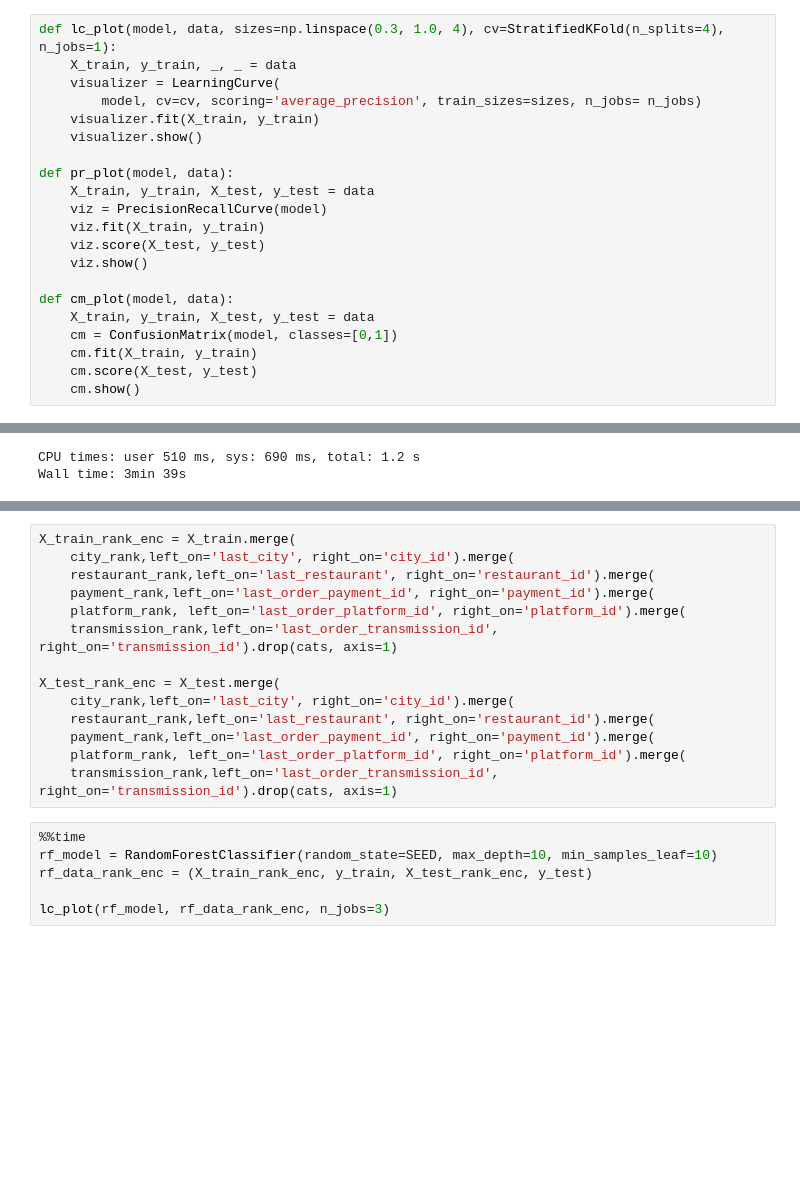
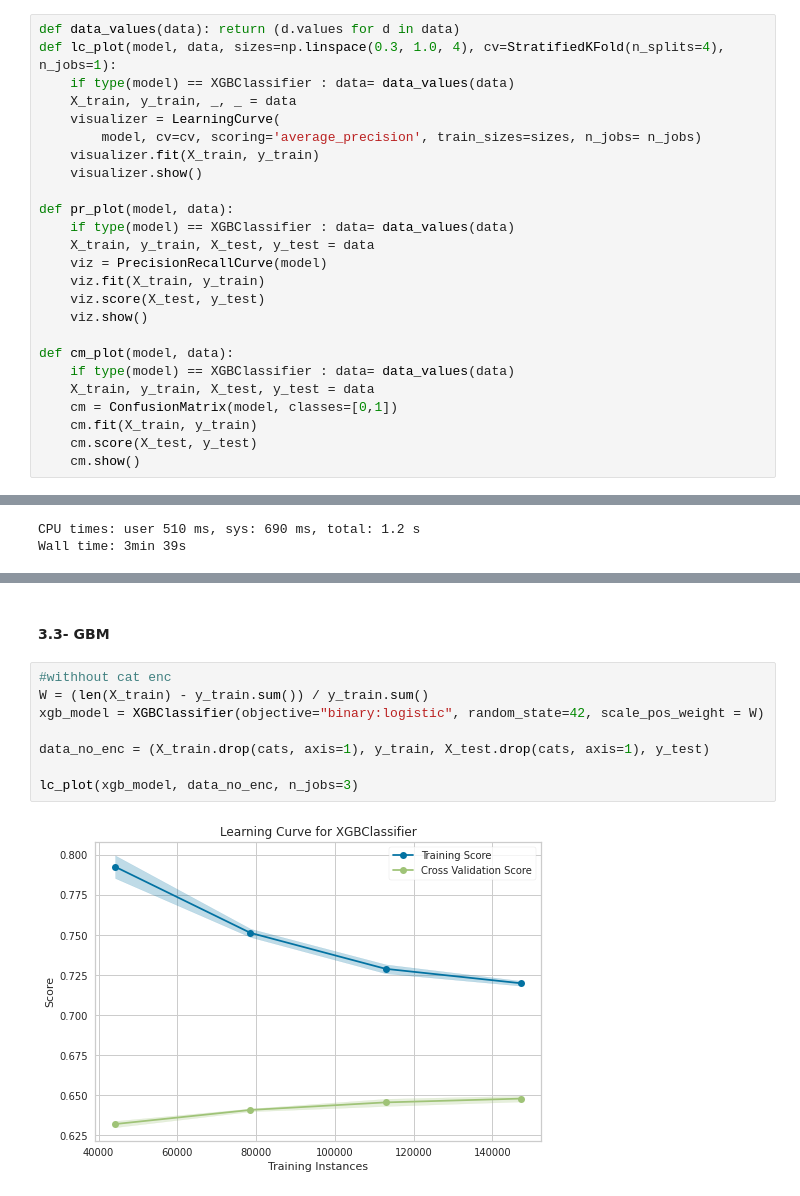
Before and after one commit to hadi-gharibi/oreh_yreviled, a Jupyter notebook: notebooks/03-modeling.ipynb, the cells around one changed output, grey strips where cells are left out. Drawn from its saved outputs; the diff is of its cells as text; blank space fills up the shorter version.

```diff
--- a/notebooks/03-modeling.ipynb
+++ b/notebooks/03-modeling.ipynb
@@ -60,7 +64,9 @@ X_train, X_test, y_train, y_test = train_test_split(
 # %% [markdown]
 #### 3.01- UDF
 # %%
+def data_values(data): return (d.values for d in data)
 def lc_plot(model, data, sizes=np.linspace(0.3, 1.0, 4), cv=StratifiedKFold(n_splits=4),  n_jobs=1):
+    if type(model) == XGBClassifier : data= data_values(data)
     X_train, y_train, _, _ = data
     visualizer = LearningCurve(
         model, cv=cv, scoring='average_precision', train_sizes=sizes, n_jobs= n_jobs)
@@ -68,6 +74,7 @@ def lc_plot(model, data, sizes=np.linspace(0.3, 1.0, 4), cv=StratifiedKFold(n_sp
     visualizer.show()
 
 def pr_plot(model, data):
+    if type(model) == XGBClassifier : data= data_values(data)
     X_train, y_train, X_test, y_test = data
     viz = PrecisionRecallCurve(model)
     viz.fit(X_train, y_train)
@@ -75,6 +82,7 @@ def pr_plot(model, data):
     viz.show()
 
 def cm_plot(model, data):
+    if type(model) == XGBClassifier : data= data_values(data)
     X_train, y_train, X_test, y_test = data
     cm = ConfusionMatrix(model, classes=[0,1])
     cm.fit(X_train, y_train)
@@ -213,20 +199,12 @@ transmission_rank = pd.DataFrame(
-# %%
-X_train_rank_enc = X_train.merge(
-    city_rank,left_on='last_city', right_on='city_id').merge(
-    restaurant_rank,left_on='last_restaurant', right_on='restaurant_id').merge(
-    payment_rank,left_on='last_order_payment_id', right_on='payment_id').merge(
-    platform_rank, left_on='last_order_platform_id', right_on='platform_id').merge(
-    transmission_rank,left_on='last_order_transmission_id', right_on='transmission_id').drop(cats, axis=1)
-
-X_test_rank_enc = X_test.merge(
-    city_rank,left_on='last_city', right_on='city_id').merge(
-    restaurant_rank,left_on='last_restaurant', right_on='restaurant_id').merge(
-    payment_rank,left_on='last_order_payment_id', right_on='payment_id').merge(
-    platform_rank, left_on='last_order_platform_id', right_on='platform_id').merge(
-    transmission_rank,left_on='last_order_transmission_id', right_on='transmission_id').drop(cats, axis=1)
-# %%
-%%time
-rf_model = RandomForestClassifier(random_state=SEED, max_depth=10, min_samples_leaf=10)
-rf_data_rank_enc = (X_train_rank_enc, y_train, X_test_rank_enc, y_test)
-
-lc_plot(rf_model, rf_data_rank_enc, n_jobs=3)
+# %% [markdown]
+#### 3.3- GBM
+# %%
+#withhout cat enc
+W = (len(X_train) - y_train.sum()) / y_train.sum()
+xgb_model = XGBClassifier(objective="binary:logistic", random_state=42, scale_pos_weight = W)
+
+data_no_enc = (X_train.drop(cats, axis=1), y_train, X_test.drop(cats, axis=1), y_test)
+
+lc_plot(xgb_model, data_no_enc, n_jobs=3)
+# %% [output]
+[figure, added]
```
Also changed, not shown: parts of 5 cells of this notebook.
